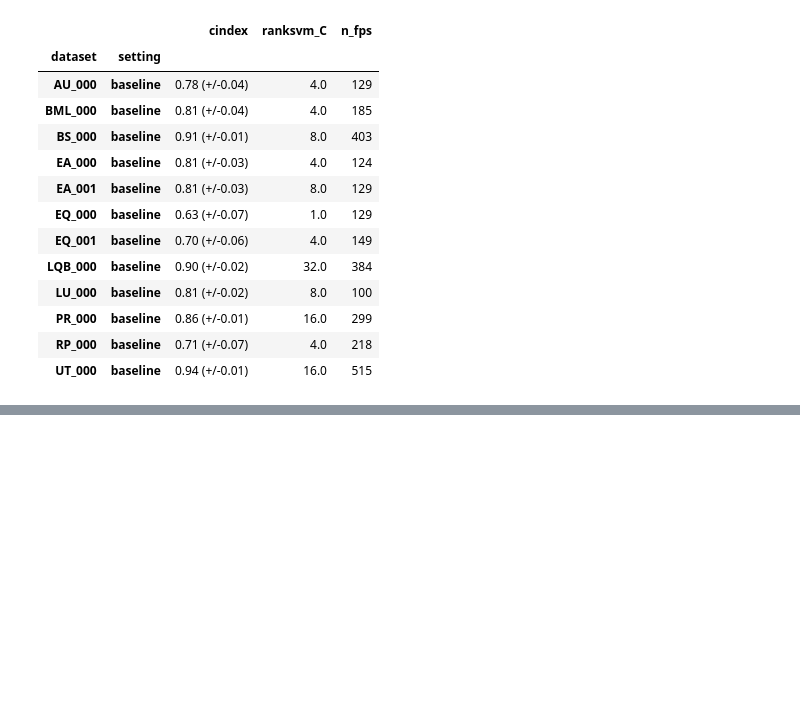
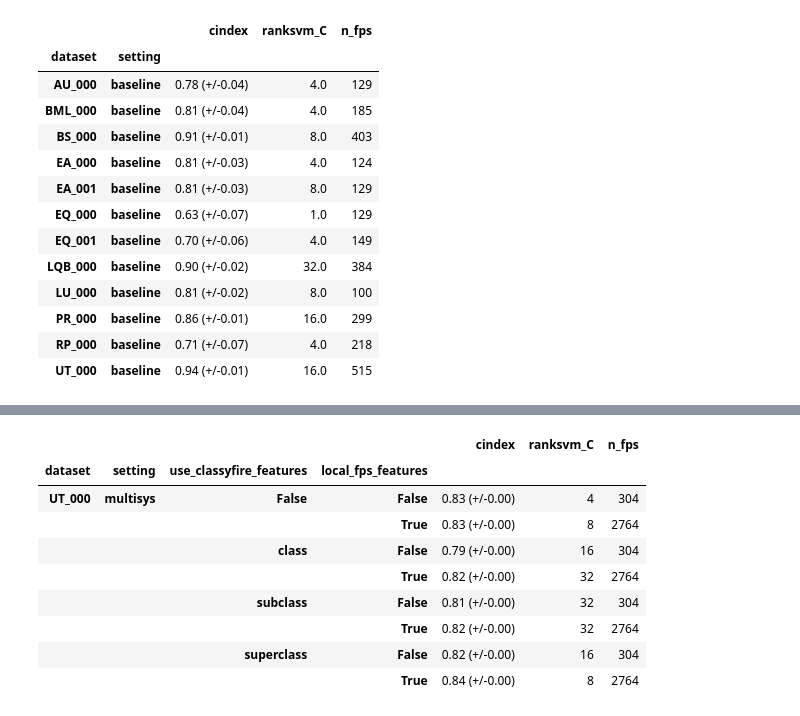
Before and after one commit to bachi55/massbank_for_ML, a Jupyter notebook: analysis/dataset_descriptor.ipynb, the cells around one changed output, grey strips where cells are left out. Drawn from its saved outputs; the diff is of its cells as text; code cells hidden in the pictures; blank space fills up the shorter version.

```diff
--- a/analysis/dataset_descriptor.ipynb
+++ b/analysis/dataset_descriptor.ipynb
@@ -122,0 +157,14 @@ res_leavesysout
+# %%
+res_leavesysout[res_leavesysout.dataset=="UT_000"].groupby(["dataset", "setting", "use_classyfire_features", "local_fps_features"]) \
+    .aggregate({"cindex": lambda _v: "%.2f (+/-%.2f)" % (np.mean(_v), np.std(_v)), "ranksvm_C": np.median, "n_fps": np.median})
+# %% [output]
+|  |  |  |  | cindex | ranksvm_C | n_fps |
+| dataset | setting | use_classyfire_features | local_fps_features |  |  |  |
+| UT_000 | multisys | False | False | 0.83 (+/-0.00) | 4 | 304 |
+|  |  |  | True | 0.83 (+/-0.00) | 8 | 2764 |
+|  |  | class | False | 0.79 (+/-0.00) | 16 | 304 |
+|  |  |  | True | 0.82 (+/-0.00) | 32 | 2764 |
+|  |  | subclass | False | 0.81 (+/-0.00) | 32 | 304 |
+|  |  |  | True | 0.82 (+/-0.00) | 32 | 2764 |
+|  |  | superclass | False | 0.82 (+/-0.00) | 16 | 304 |
+|  |  |  | True | 0.84 (+/-0.00) | 8 | 2764 |
```
Also changed, not shown: parts of 5 cells of this notebook, 2 other files.
